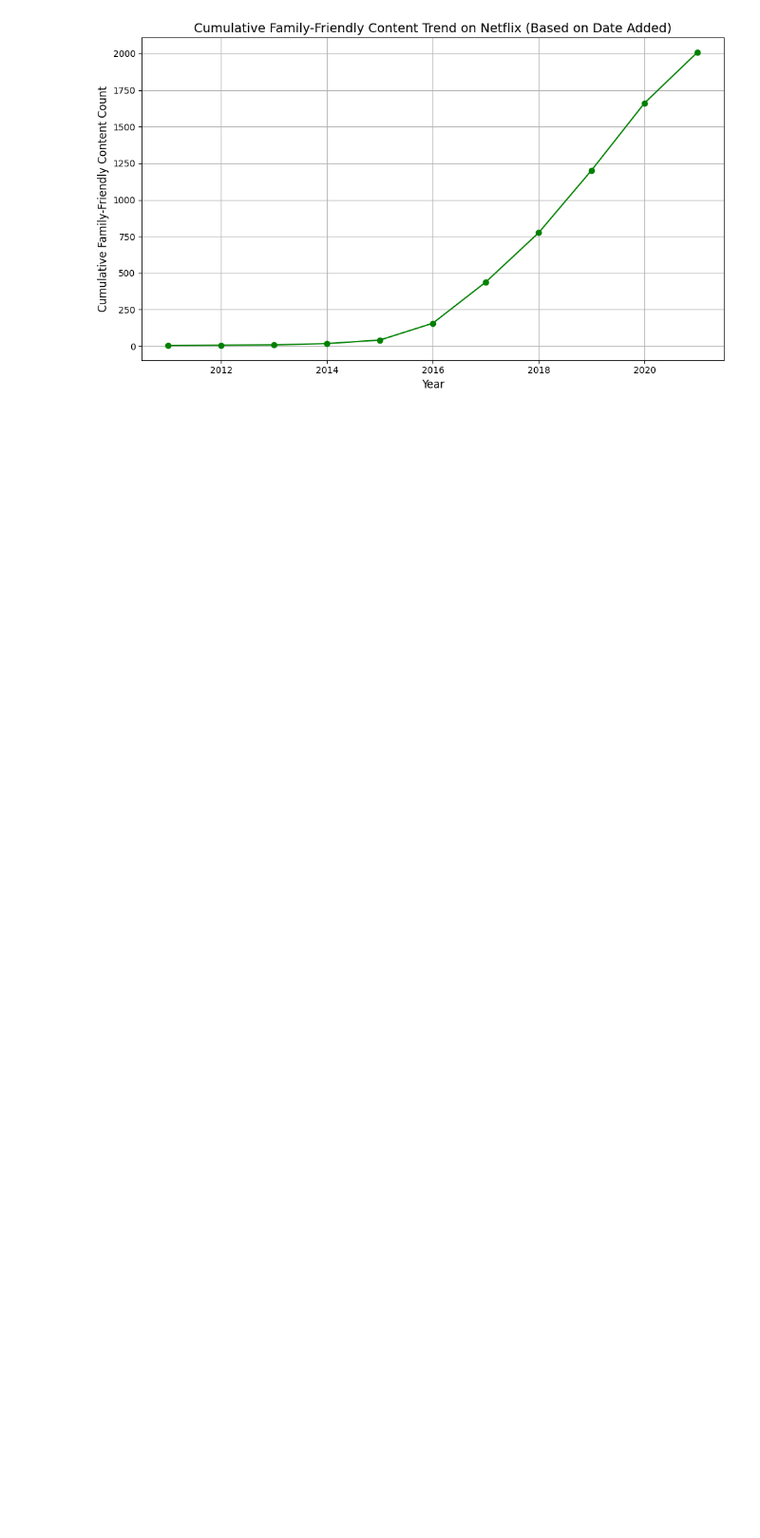
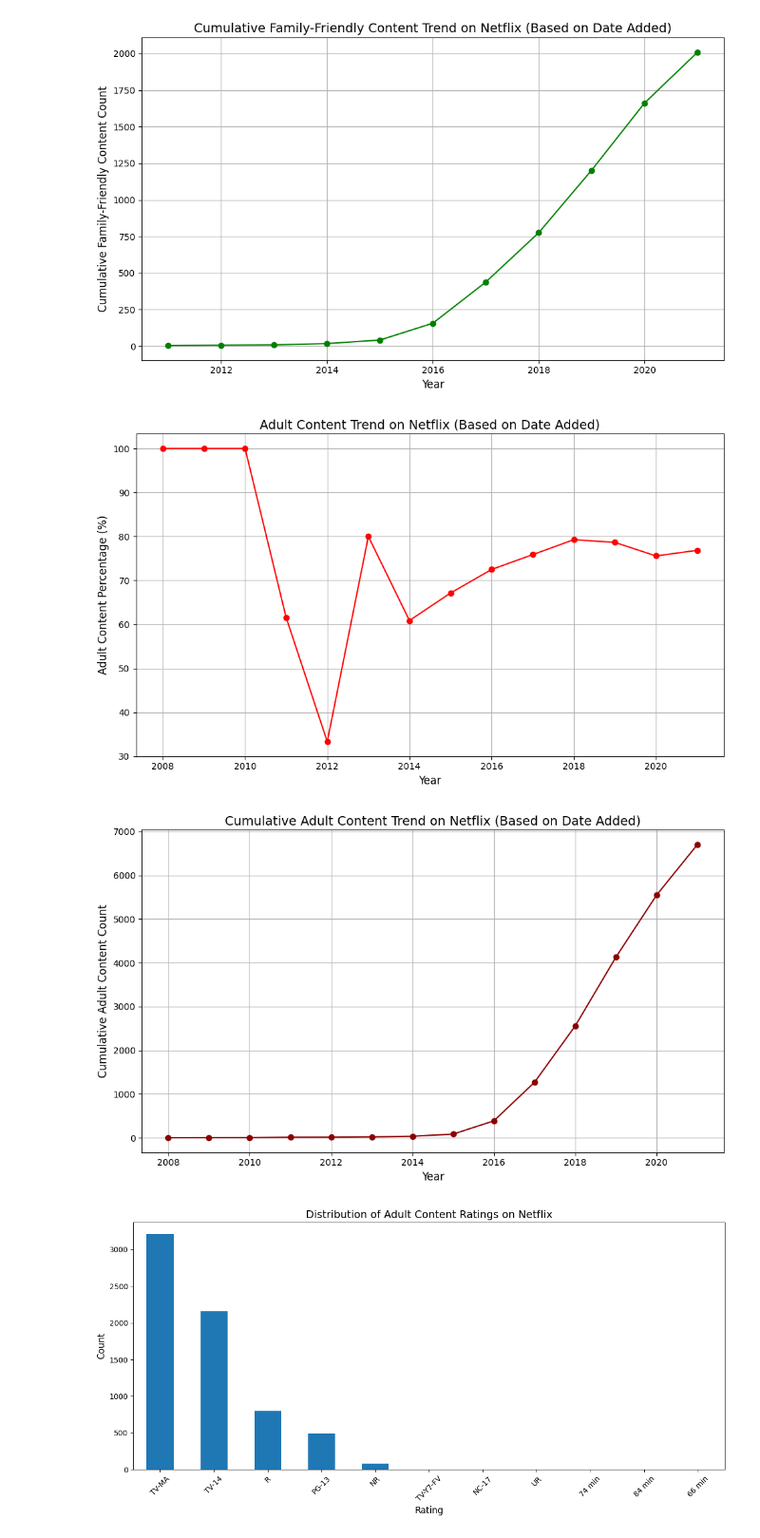
Before and after one commit to seungboAn/DATAthon, a Jupyter notebook: 김대환/joshworkspace.ipynb, the cells around one changed output. Shown at 95% size. Saved outputs shown, nothing was run; the diff lists cells and outputs as text; code cells hidden in the pictures; blank space fills up the shorter version.

```diff
--- a/김대환/joshworkspace.ipynb
+++ b/김대환/joshworkspace.ipynb
@@ -198,3 +198,41 @@ plt.tight_layout()
 plt.show()
 # %% [output]
 [figure]
+# %%
+# 연도별 성인 콘텐츠 비율 추이
+plt.figure(figsize=(10, 6))
+non_family_trend = netflix_data.groupby('added_year')['family_friendly'].apply(lambda x: (~x).mean() * 100)
+non_family_trend = non_family_trend.dropna()
+
+non_family_trend.plot(kind='line', marker='o', color='r')
+plt.title('Adult Content Trend on Netflix (Based on Date Added)', fontsize=14)
+plt.xlabel('Year', fontsize=12)
+plt.ylabel('Adult Content Percentage (%)', fontsize=12)
+plt.grid(True)
+plt.tight_layout()
+plt.show()
+
+plt.figure(figsize=(10, 6))
+non_family_cumulative = netflix_data[~netflix_data['family_friendly']].groupby('added_year').size().cumsum()
+
+non_family_cumulative.plot(kind='line', marker='o', color='darkred')
+plt.title('Cumulative Adult Content Trend on Netflix (Based on Date Added)', fontsize=14)
+plt.xlabel('Year', fontsize=12)
+plt.ylabel('Cumulative Adult Content Count', fontsize=12)
+plt.grid(True)
+plt.tight_layout()
+plt.show()
+
+plt.figure(figsize=(12, 6))
+adult_ratings = netflix_data[~netflix_data['family_friendly']]['rating'].value_counts()
+adult_ratings.plot(kind='bar')
+plt.title('Distribution of Adult Content Ratings on Netflix', fontsize=14)
+plt.xlabel('Rating', fontsize=12)
+plt.ylabel('Count', fontsize=12)
+plt.xticks(rotation=45)
+plt.tight_layout()
+plt.show()
+# %% [output]
+[figure, added]
+[figure, added]
+[figure, added]
```
